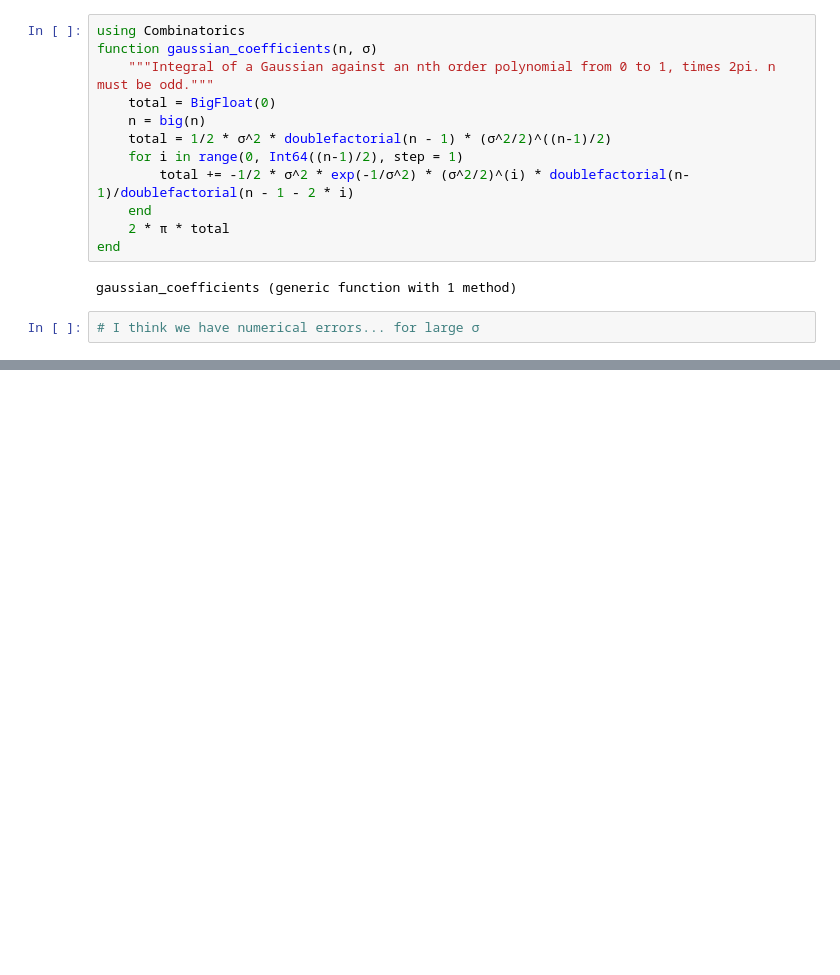
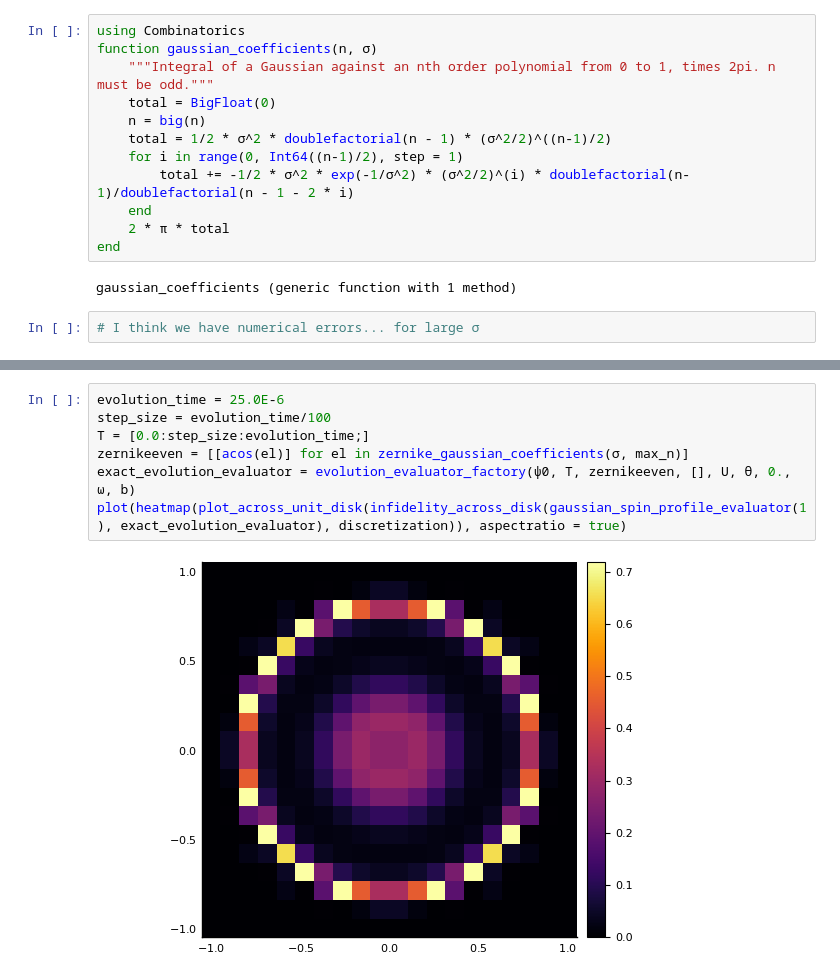
Before and after one commit to ampolloreno/single_site_addressability, a Jupyter notebook: Gaussian Pattern Across Disk.ipynb, the cells around one changed output, grey strips where cells are left out. Drawn from its saved outputs; the diff is of its cells as text; blank space fills up the shorter version.

```diff
--- a/Gaussian Pattern Across Disk.ipynb
+++ b/Gaussian Pattern Across Disk.ipynb
@@ -331,0 +387,9 @@ plot(heatmap(plot_across_unit_disk(infidelity_across_disk(gaussian_spin_profile,
+# %%
+evolution_time = 25.0E-6
+step_size = evolution_time/100
+T = [0.0:step_size:evolution_time;]
+zernikeeven = [[acos(el)] for el in zernike_gaussian_coefficients(σ, max_n)]
+exact_evolution_evaluator = evolution_evaluator_factory(ψ0, T, zernikeeven, [], U, θ, 0., ω, b)
+plot(heatmap(plot_across_unit_disk(infidelity_across_disk(gaussian_spin_profile_evaluator(1), exact_evolution_evaluator), discretization)), aspectratio = true)
+# %% [output]
+[figure, added]
```
Also changed, not shown: parts of 22 cells of this notebook.
